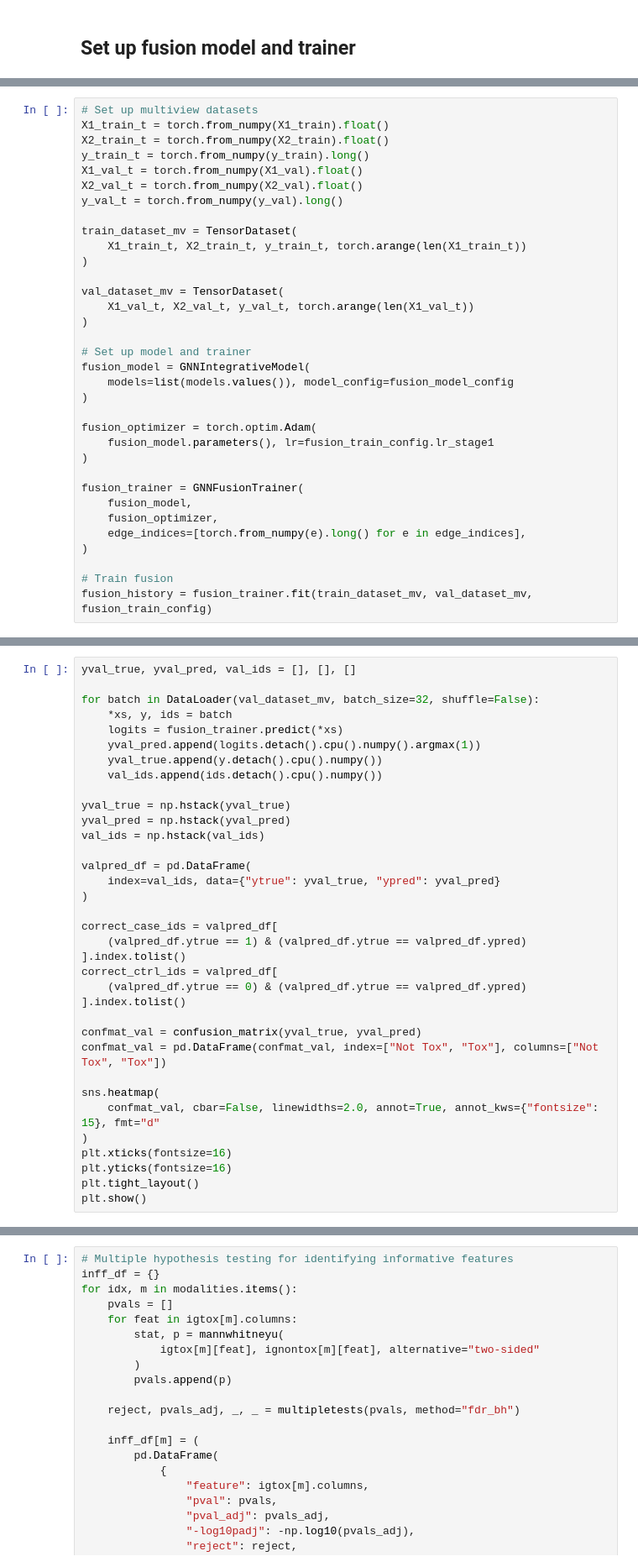
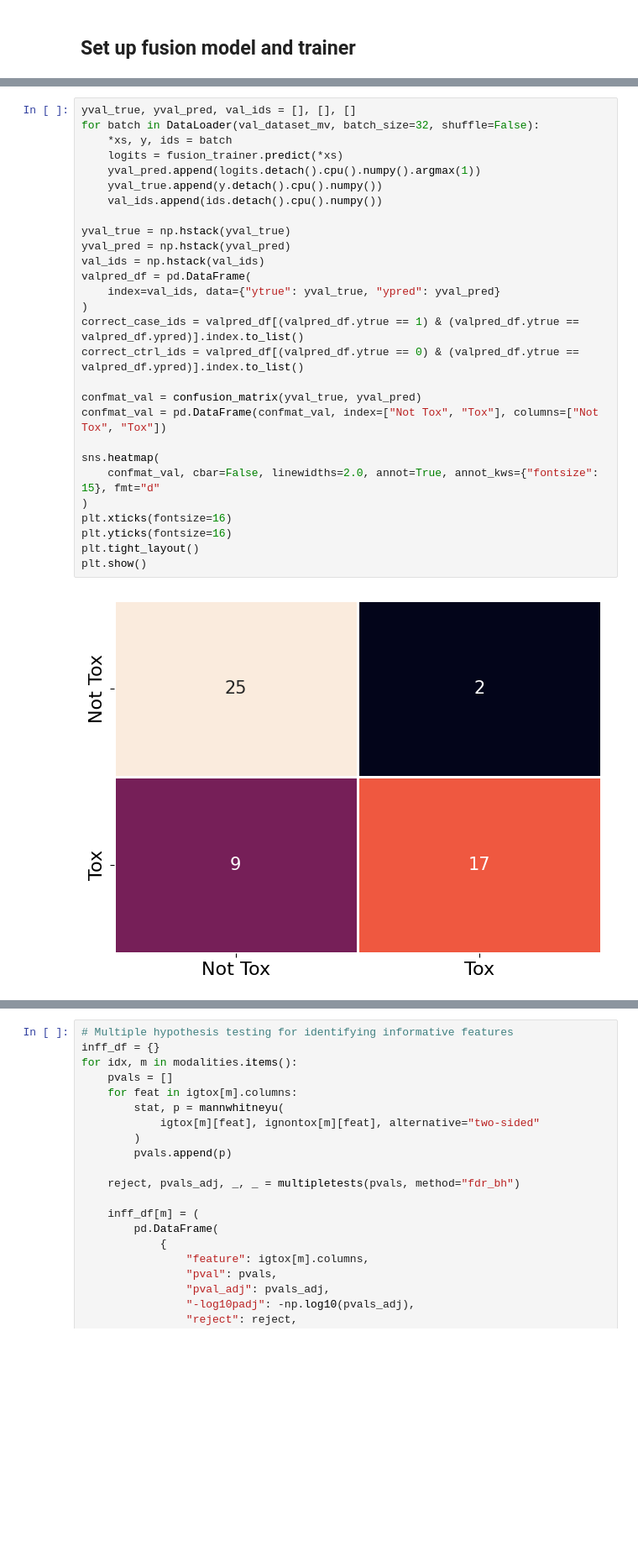
Before and after one commit to rohitkt10/cardioverse-minimal, a Jupyter notebook: notebooks/03_multiview_fusion.ipynb, the cells around one changed output, grey strips where cells are left out. Shown at 84% size. Drawn from its saved outputs; the diff is of its cells as text; blank space fills up the shorter version.

```diff
--- a/notebooks/03_multiview_fusion.ipynb
+++ b/notebooks/03_multiview_fusion.ipynb
@@ -198,34 +229,0 @@ fusion_train_config = FusionTrainingConfig(
-# %%
-# Set up multiview datasets
-X1_train_t = torch.from_numpy(X1_train).float()
-X2_train_t = torch.from_numpy(X2_train).float()
-y_train_t = torch.from_numpy(y_train).long()
-X1_val_t = torch.from_numpy(X1_val).float()
-X2_val_t = torch.from_numpy(X2_val).float()
-y_val_t = torch.from_numpy(y_val).long()
-
-train_dataset_mv = TensorDataset(
-    X1_train_t, X2_train_t, y_train_t, torch.arange(len(X1_train_t))
-)
-
-val_dataset_mv = TensorDataset(
-    X1_val_t, X2_val_t, y_val_t, torch.arange(len(X1_val_t))
-)
-
-# Set up model and trainer
-fusion_model = GNNIntegrativeModel(
-    models=list(models.values()), model_config=fusion_model_config
-)
-
-fusion_optimizer = torch.optim.Adam(
-    fusion_model.parameters(), lr=fusion_train_config.lr_stage1
-)
-
-fusion_trainer = GNNFusionTrainer(
-    fusion_model,
-    fusion_optimizer,
-    edge_indices=[torch.from_numpy(e).long() for e in edge_indices],
-)
-
-# Train fusion
-fusion_history = fusion_trainer.fit(train_dataset_mv, val_dataset_mv, fusion_train_config)
@@ -234,35 +264,30 @@ fusion_history = fusion_trainer.fit(train_dataset_mv, val_dataset_mv, fusion_tra
 # %%
 yval_true, yval_pred, val_ids = [], [], []
-
 for batch in DataLoader(val_dataset_mv, batch_size=32, shuffle=False):
     *xs, y, ids = batch
     logits = fusion_trainer.predict(*xs)
     yval_pred.append(logits.detach().cpu().numpy().argmax(1))
     yval_true.append(y.detach().cpu().numpy())
     val_ids.append(ids.detach().cpu().numpy())
 
 yval_true = np.hstack(yval_true)
 yval_pred = np.hstack(yval_pred)
 val_ids = np.hstack(val_ids)
-
 valpred_df = pd.DataFrame(
     index=val_ids, data={"ytrue": yval_true, "ypred": yval_pred}
 )
-
-correct_case_ids = valpred_df[
-    (valpred_df.ytrue == 1) & (valpred_df.ytrue == valpred_df.ypred)
-].index.tolist()
-correct_ctrl_ids = valpred_df[
-    (valpred_df.ytrue == 0) & (valpred_df.ytrue == valpred_df.ypred)
-].index.tolist()
+correct_case_ids = valpred_df[(valpred_df.ytrue == 1) & (valpred_df.ytrue == valpred_df.ypred)].index.to_list()
+correct_ctrl_ids = valpred_df[(valpred_df.ytrue == 0) & (valpred_df.ytrue == valpred_df.ypred)].index.to_list()
 
 confmat_val = confusion_matrix(yval_true, yval_pred)
 confmat_val = pd.DataFrame(confmat_val, index=["Not Tox", "Tox"], columns=["Not Tox", "Tox"])
 
 sns.heatmap(
     confmat_val, cbar=False, linewidths=2.0, annot=True, annot_kws={"fontsize": 15}, fmt="d"
 )
 plt.xticks(fontsize=16)
 plt.yticks(fontsize=16)
 plt.tight_layout()
 plt.show()
+# %% [output]
+[figure, added]
```
Also changed, not shown: parts of 17 cells of this notebook, 5 other files.
